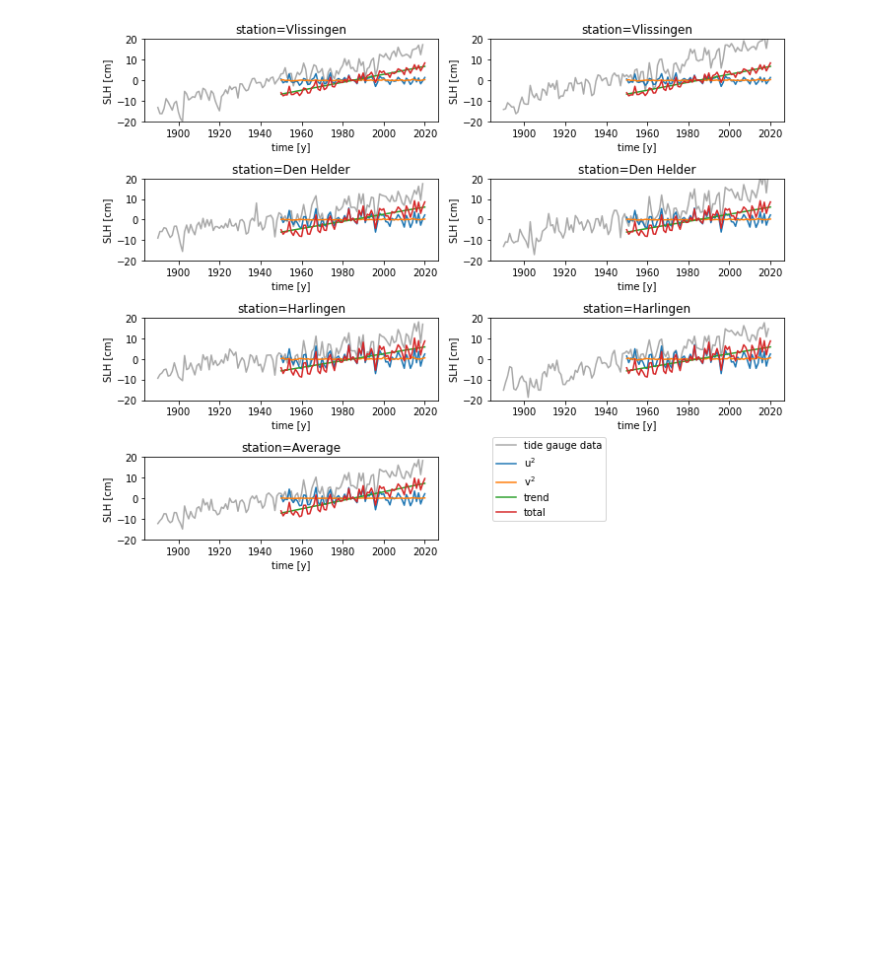
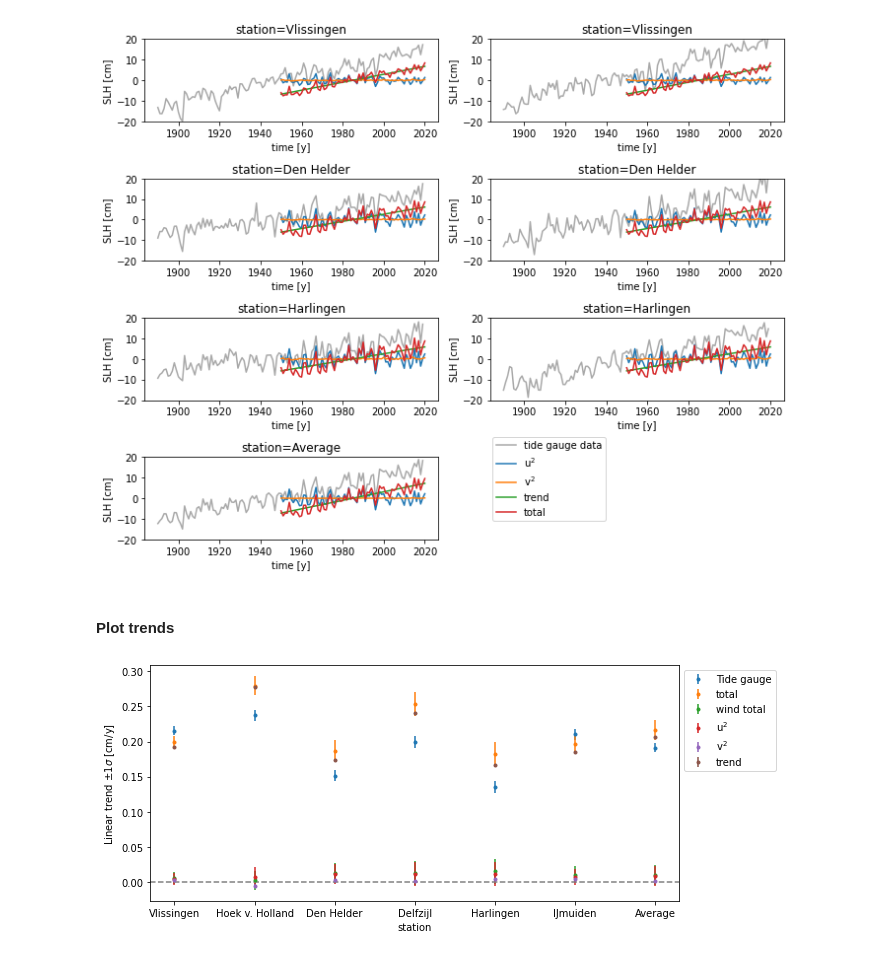
Before and after one commit to iris-keizer/Thesis-KNMI, a Jupyter notebook: Wind_contribution/Analysis/notebooks/nearby_wind_regression_obs.ipynb, the cells around one changed output. Cells and saved outputs as stored; diff of their text form; code cells hidden in the pictures; blank space fills up the shorter version.

```diff
--- a/Wind_contribution/Analysis/notebooks/nearby_wind_regression_obs.ipynb
+++ b/Wind_contribution/Analysis/notebooks/nearby_wind_regression_obs.ipynb
@@ -84,7 +84,7 @@ figs.plot_obs_wind_data(wind_data)
 # %% [markdown]
 ### Perform regression
 # %%
-results, timeseries = regres.regression_obs(wind_data, tg_data, wind_model = model)
+results, timeseries = regres.regression_obs(wind_data, tg_data, wind_model = model, data_type = data_type)
 # %%
 results
 # %% [output]
@@ -149,3 +149,9 @@ figs.plot_obs_timeseries_per_station(tg_data, timeseries, ['u$^2$', 'v$^2$'], mo
 figs.plot_obs_timeseries_per_station(tg_data, timeseries, ['u$^2$', 'v$^2$', 'trend', 'total'], model, data_type)
 # %% [output]
 [figure]
+# %% [markdown]
+#### Plot trends
+# %%
+figs.plot_obs_trends_timeseries_per_station(tg_data, timeseries, ['total', 'wind total', 'u$^2$', 'v$^2$', 'trend'], model, data_type)
+# %% [output]
+[figure, added]
```
Also changed, not shown: parts of 3 cells of this notebook, 7 other files.
